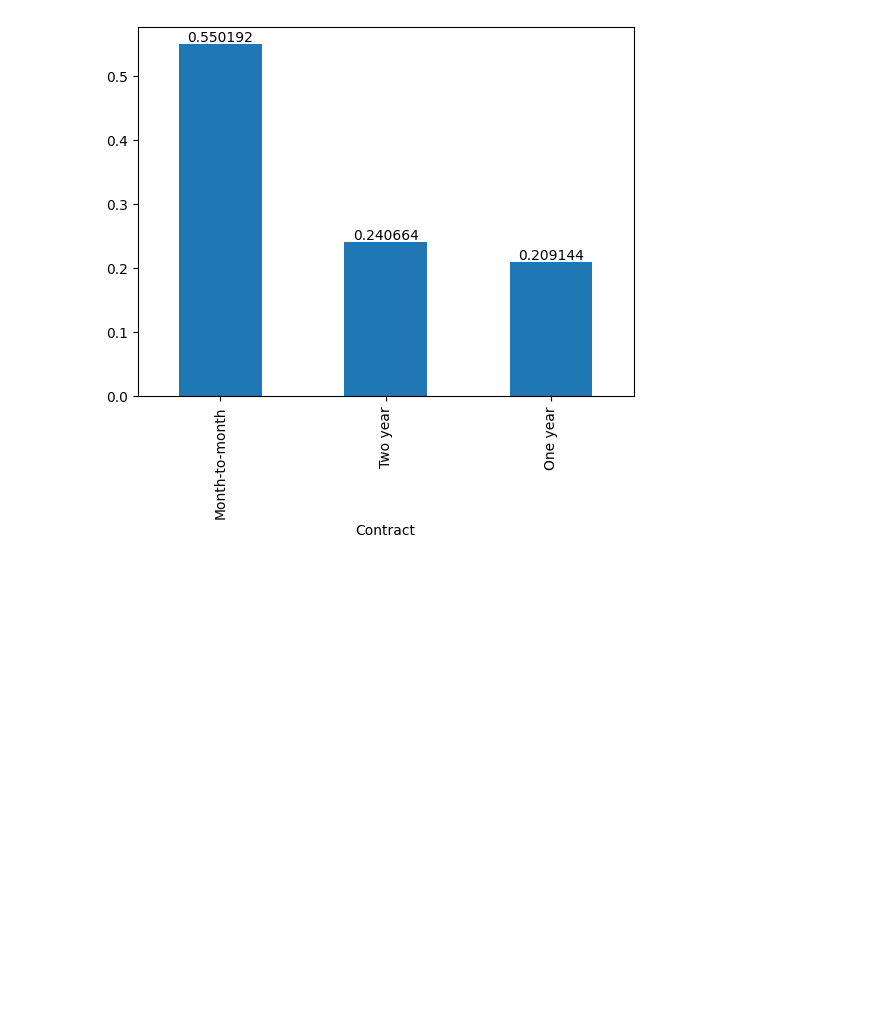
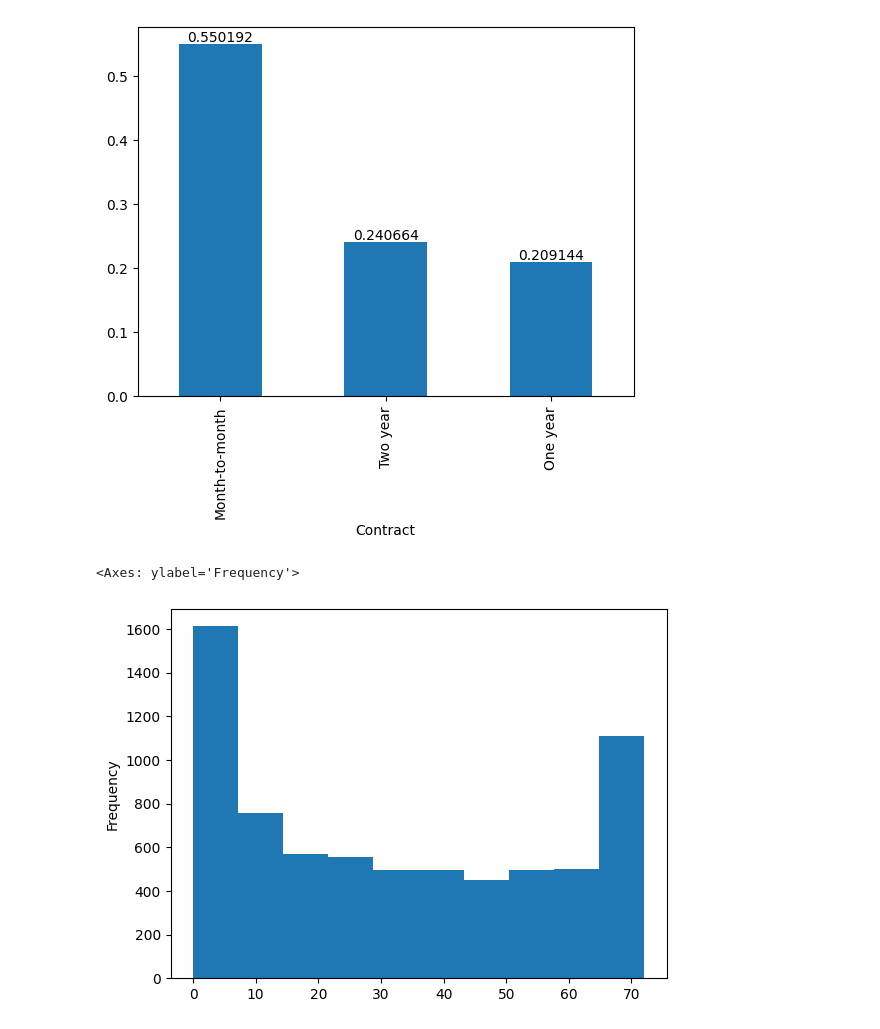
Before and after one commit to marciocamello/ml-eda, a Jupyter notebook: eda_churn.ipynb, the cells around one changed output. Drawn from its saved outputs; the diff is of its cells as text; code cells hidden in the pictures; blank space fills up the shorter version.

```diff
--- a/eda_churn.ipynb
+++ b/eda_churn.ipynb
@@ -666,3 +666,9 @@ ax.bar_label(ax.containers[0])
 # %% [output]
 [Text(0, 0, '0.550192'), Text(0, 0, '0.240664'), Text(0, 0, '0.209144')]
 [figure]
+# %%
+# Histograma do Tempo de Contrato (tenure)
+df_churn.tenure.plot.hist()
+# %% [output]
+<Axes: ylabel='Frequency'>
+[figure, added]
```
Also changed, not shown: parts of 12 cells of this notebook.
